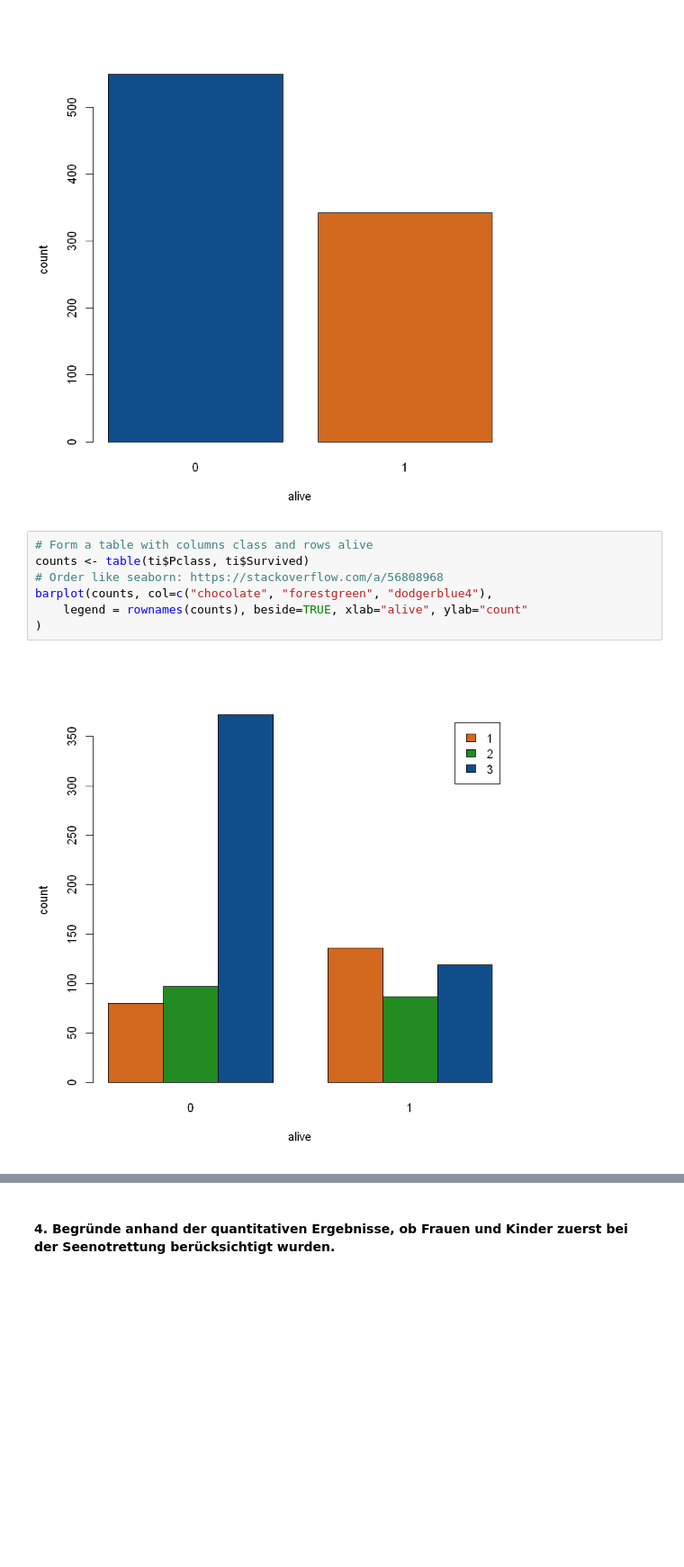
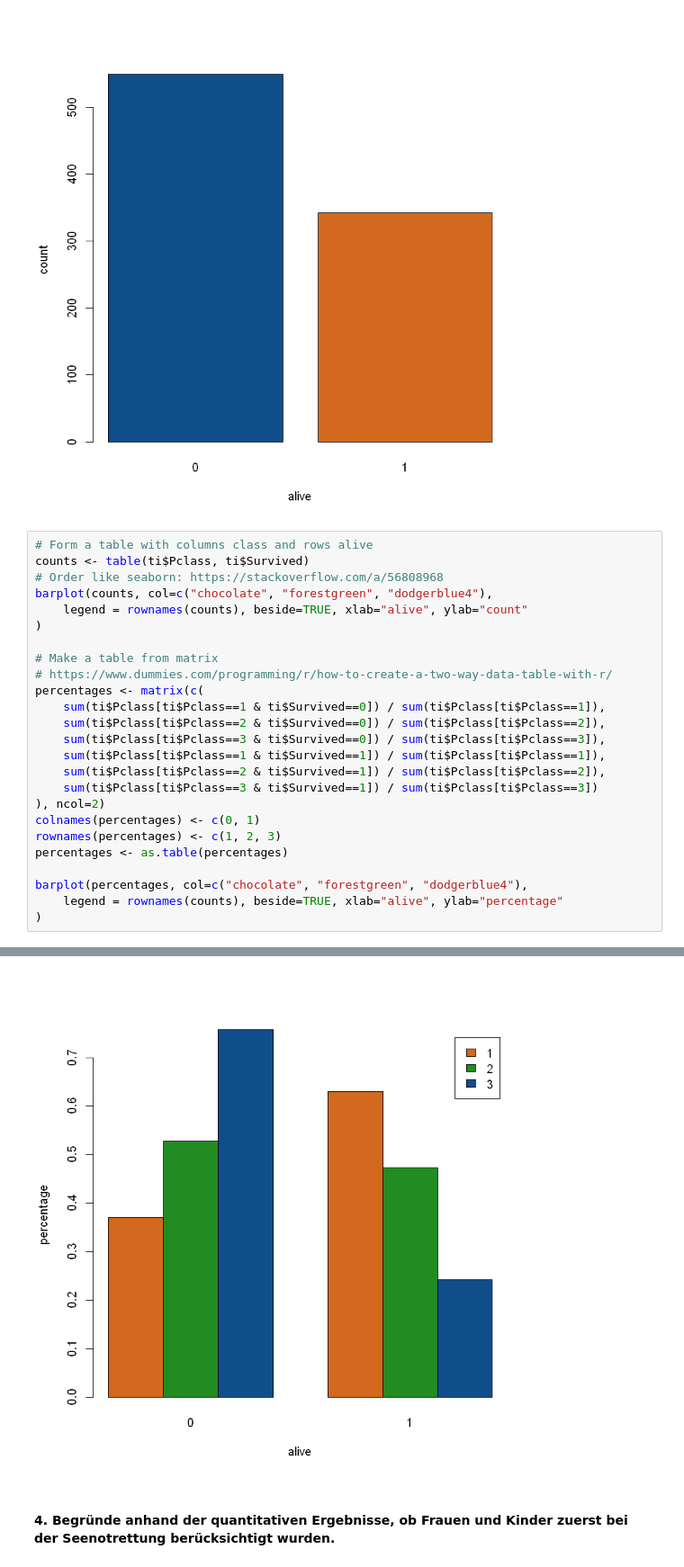
Before and after one commit to kurbaniec/everything-data-science, a Jupyter notebook: Tasks/Werkzeuge-der-Visualisierung.ipynb, the cells around one changed output, grey strips where cells are left out. Shown at 90% size. Cells and saved outputs as stored; diff of their text form; blank space fills up the shorter version.

Commit message:
Added barplot with percentages instead of counts

```diff
--- a/Tasks/Werkzeuge-der-Visualisierung.ipynb
+++ b/Tasks/Werkzeuge-der-Visualisierung.ipynb
@@ -63,12 +70,29 @@ counts <- table(ti$Survived)
 barplot(counts, col=c("dodgerblue4", "chocolate"), xlab="alive", ylab="count")
 # %% [output]
 [figure]
-# %%
-# Form a table with columns class and rows alive
-counts <- table(ti$Pclass, ti$Survived)
-# Order like seaborn: https://stackoverflow.com/a/56808968
-barplot(counts, col=c("chocolate", "forestgreen", "dodgerblue4"),
-    legend = rownames(counts), beside=TRUE, xlab="alive", ylab="count"
-)
-# %% [output]
-[figure, removed]
+# %%
+# Form a table with columns class and rows alive
+counts <- table(ti$Pclass, ti$Survived)
+# Order like seaborn: https://stackoverflow.com/a/56808968
+barplot(counts, col=c("chocolate", "forestgreen", "dodgerblue4"),
+    legend = rownames(counts), beside=TRUE, xlab="alive", ylab="count"
+)
+
+# Make a table from matrix
+# https://www.dummies.com/programming/r/how-to-create-a-two-way-data-table-with-r/
+percentages <- matrix(c(
+    sum(ti$Pclass[ti$Pclass==1 & ti$Survived==0]) / sum(ti$Pclass[ti$Pclass==1]),
+    sum(ti$Pclass[ti$Pclass==2 & ti$Survived==0]) / sum(ti$Pclass[ti$Pclass==2]),
+    sum(ti$Pclass[ti$Pclass==3 & ti$Survived==0]) / sum(ti$Pclass[ti$Pclass==3]),
+    sum(ti$Pclass[ti$Pclass==1 & ti$Survived==1]) / sum(ti$Pclass[ti$Pclass==1]),
+    sum(ti$Pclass[ti$Pclass==2 & ti$Survived==1]) / sum(ti$Pclass[ti$Pclass==2]),
+    sum(ti$Pclass[ti$Pclass==3 & ti$Survived==1]) / sum(ti$Pclass[ti$Pclass==3])
+), ncol=2)
+colnames(percentages) <- c(0, 1)
+rownames(percentages) <- c(1, 2, 3)
+percentages <- as.table(percentages)
+
+barplot(percentages, col=c("chocolate", "forestgreen", "dodgerblue4"),
+    legend = rownames(counts), beside=TRUE, xlab="alive", ylab="percentage"
+)
+# %% [output]
@@ -75,3 +100,4 @@ barplot(counts, col=c("chocolate", "forestgreen", "dodgerblue4"),
+[figure, added]
 # %% [markdown]
 #### 4. Begründe anhand der quantitativen Ergebnisse, ob Frauen und Kinder zuerst bei der Seenotrettung berücksichtigt wurden.
 # %%
```
Also changed, not shown: parts of 3 cells of this notebook.
